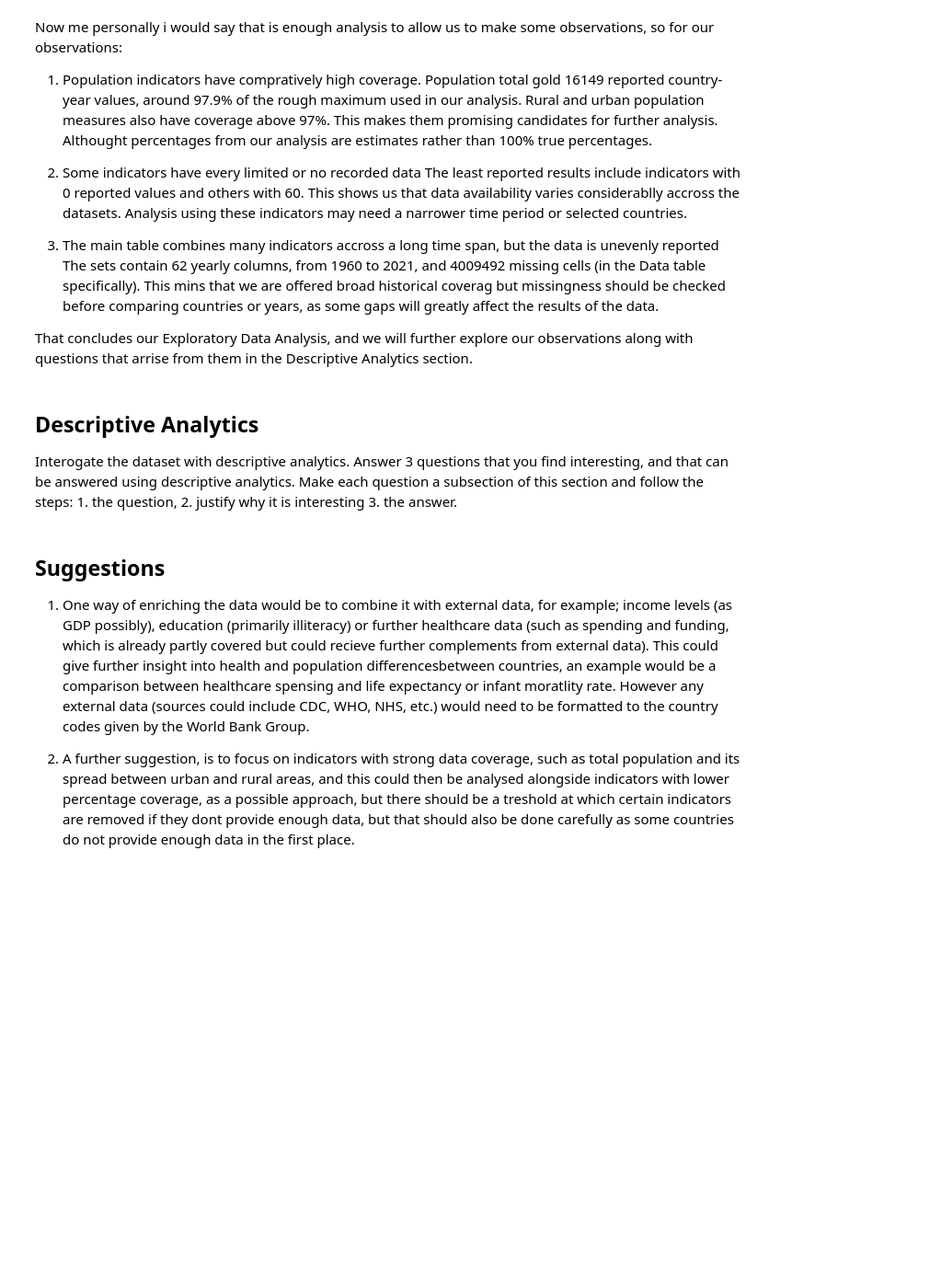
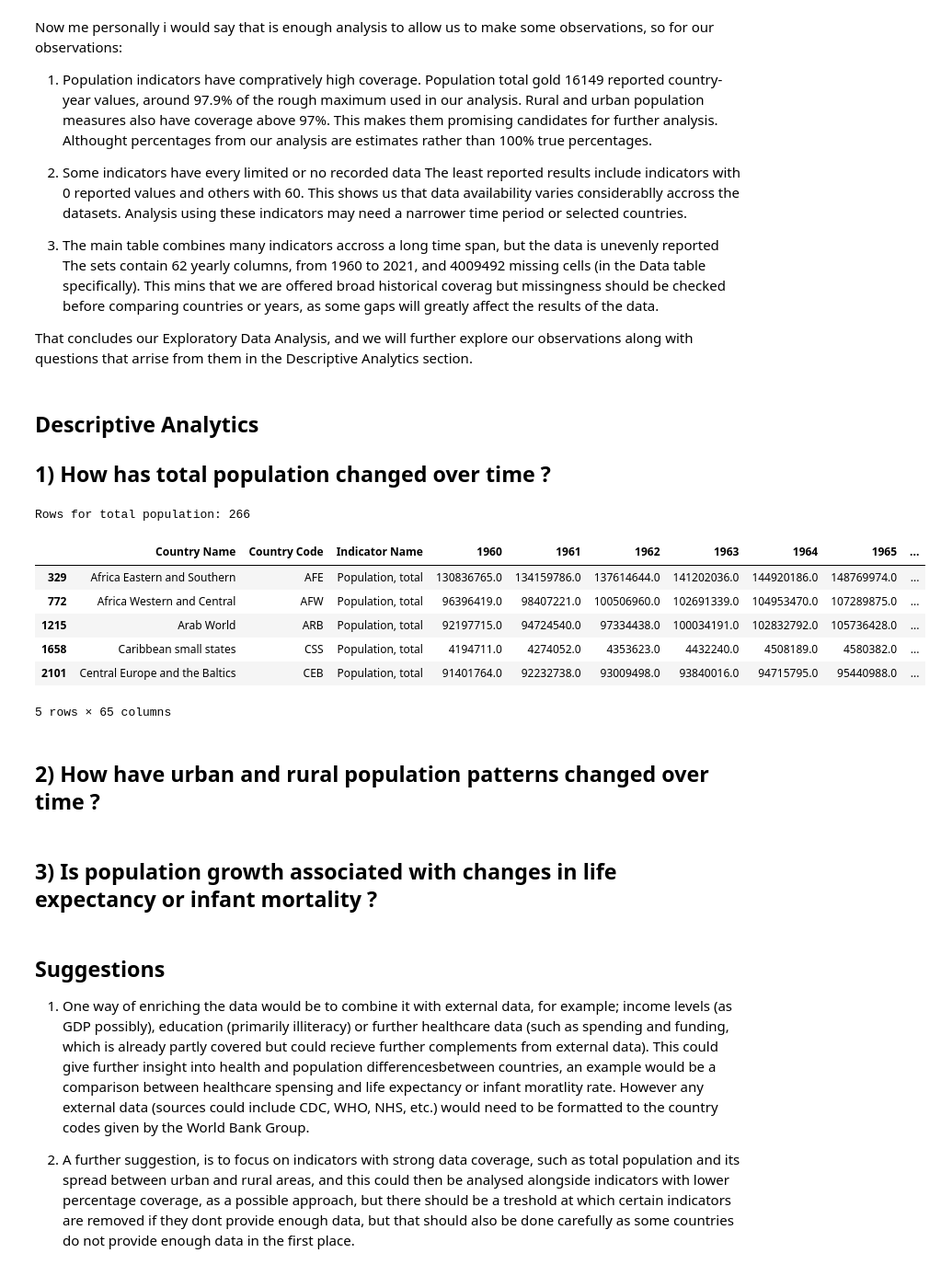
Before and after one commit to lappland-stack/CSCU9M3---Scripting-for-Data-Science-2026-7---The-Assignment, a Jupyter notebook: 3546619_CSCU9M3_TheAssignment_Aut26.ipynb, the cells around one changed output. Shown at 92% size. Saved outputs shown, nothing was run; the diff lists cells and outputs as text; code cells hidden in the pictures; blank space fills up the shorter version.

Commit message:
made a start on the descriptive analytics, not too shabby, i just, CANNOT BE ASKED TO DO MORE RIGHT NOW, so imma take a government mandated break

```diff
--- a/3546619_CSCU9M3_TheAssignment_Aut26.ipynb
+++ b/3546619_CSCU9M3_TheAssignment_Aut26.ipynb
@@ -350,7 +350,27 @@ The sets contain 62 yearly columns, from 1960 to 2021, and 4009492 missing cells
 That concludes our Exploratory Data Analysis, and we will further explore our observations along with questions that arrise from them in the Descriptive Analytics section.
 # %% [markdown]
 ## Descriptive Analytics
-Interogate the dataset with descriptive analytics. Answer 3 questions that you find interesting, and that can be answered using descriptive analytics. Make each question a subsection of this section and follow the steps: 1. the question, 2. justify why it is interesting 3. the answer.
+## 1) How has total population changed over time ?
+# %%
+data = cleaned_datasets["Data"]
+
+population = data[data["Indicator Code"] == "SP.POP.TOTL"]
+
+print("Rows for total population:",len(population))
+display(population[["Country Name", "Country Code", "Indicator Name"] + year_columns].head())
+# %% [output]
+Rows for total population: 266
+|  | Country Name | Country Code | Indicator Name | 1960 | 1961 | 1962 | 1963 | 1964 | 1965 | ... |
+| 329 | Africa Eastern and Southern | AFE | Population, total | 130836765.0 | 134159786.0 | 137614644.0 | 141202036.0 | 144920186.0 | 148769974.0 | ... |
+| 772 | Africa Western and Central | AFW | Population, total | 96396419.0 | 98407221.0 | 100506960.0 | 102691339.0 | 104953470.0 | 107289875.0 | ... |
+| 1215 | Arab World | ARB | Population, total | 92197715.0 | 94724540.0 | 97334438.0 | 100034191.0 | 102832792.0 | 105736428.0 | ... |
+| 1658 | Caribbean small states | CSS | Population, total | 4194711.0 | 4274052.0 | 4353623.0 | 4432240.0 | 4508189.0 | 4580382.0 | ... |
+| 2101 | Central Europe and the Baltics | CEB | Population, total | 91401764.0 | 92232738.0 | 93009498.0 | 93840016.0 | 94715795.0 | 95440988.0 | ... |
+5 rows × 65 columns
+# %% [markdown]
+## 2) How have urban and rural population patterns changed over time ?
+# %% [markdown]
+## 3) Is population growth associated with changes in life expectancy or infant mortality ?
 # %% [markdown]
 ## Suggestions
 1) One way of enriching the data would be to combine it with external data, for example; income levels (as GDP possibly), education (primarily illiteracy) or further healthcare data (such as spending and funding, which is already partly covered but could recieve further complements from external data). This could give further insight into health and population differencesbetween countries, an example would be a comparison between healthcare spensing and life expectancy or infant moratlity rate. However any external data (sources could include CDC, WHO, NHS, etc.) would need to be formatted to the country codes given by the World Bank Group.
```
